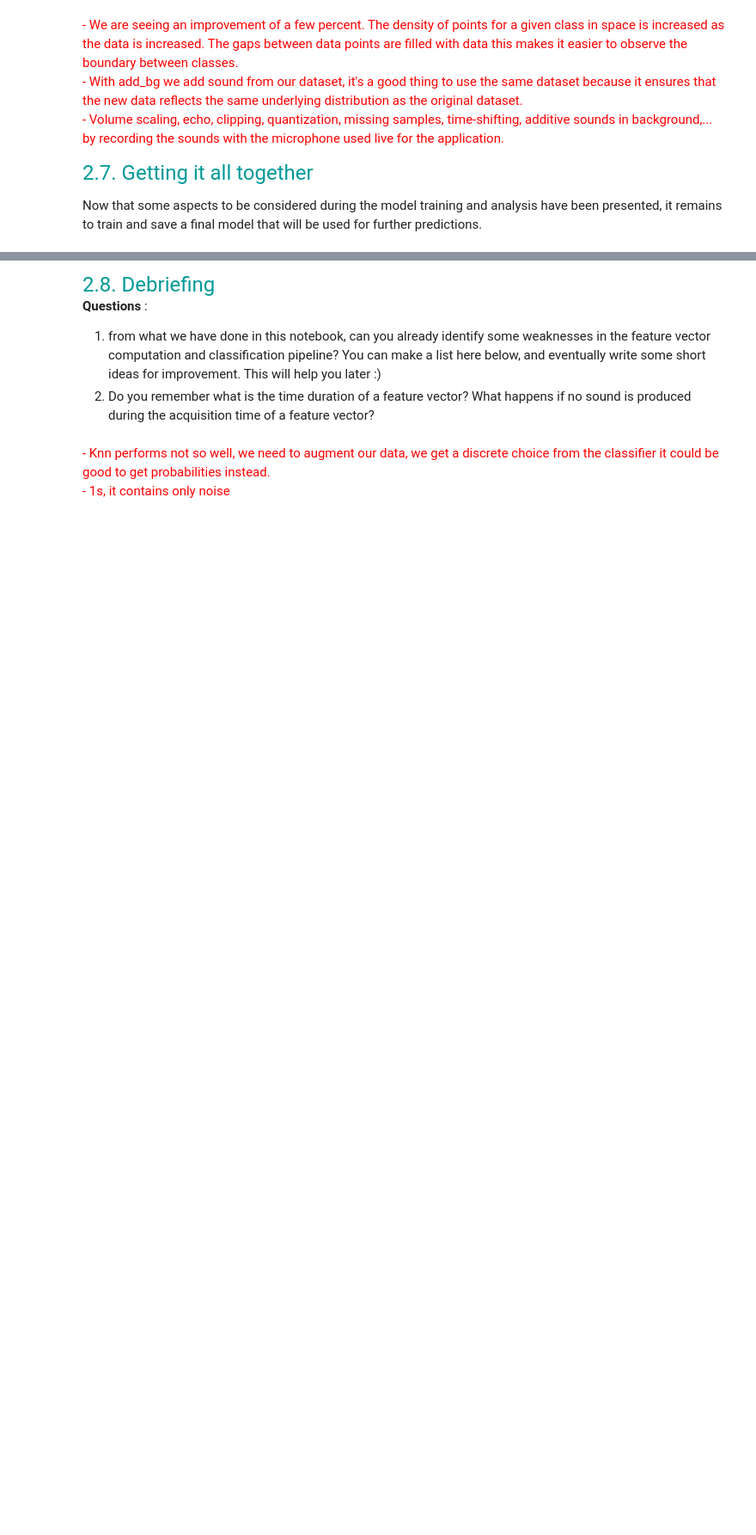
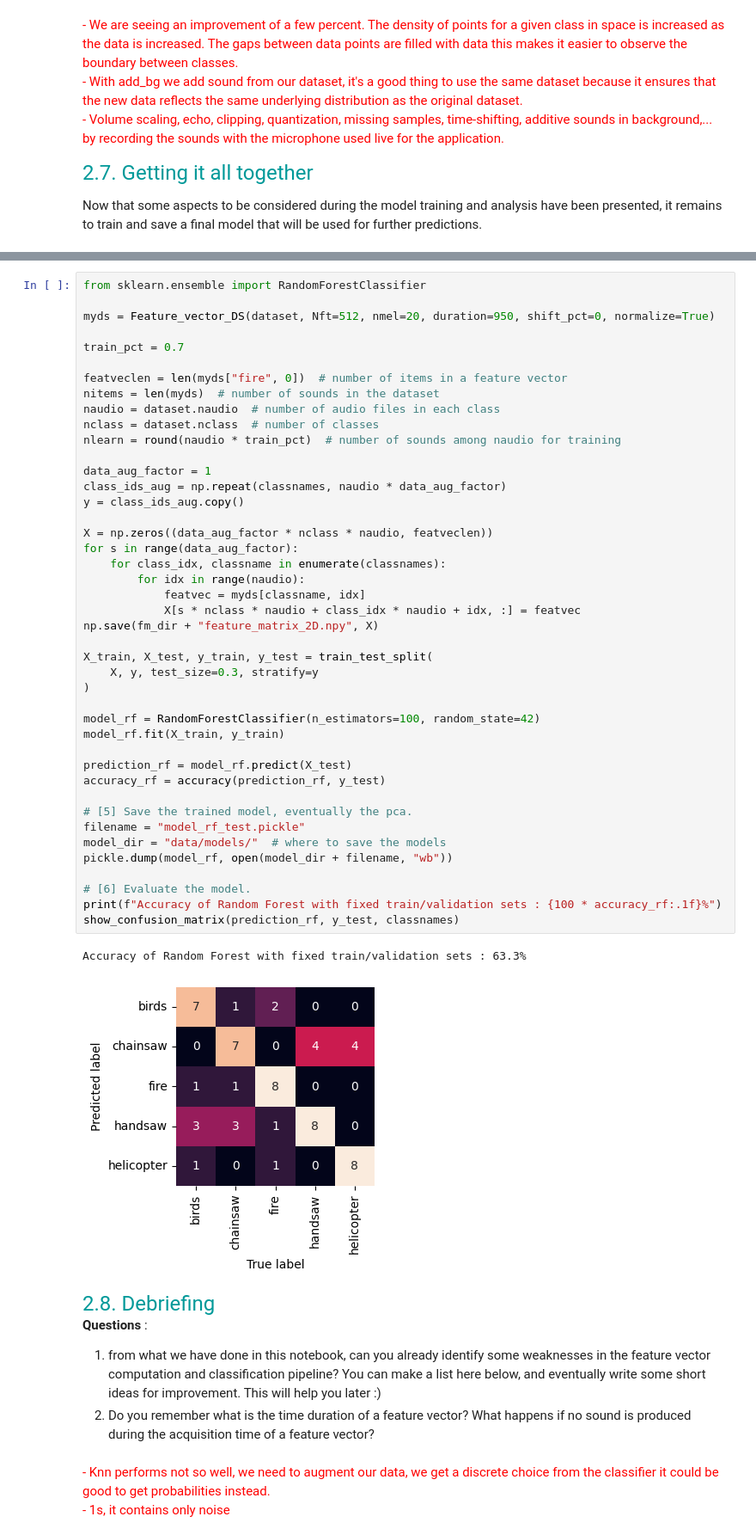
Before and after one commit to jucodavid/LELEC210X, a Jupyter notebook: classification/h5a2_audio.ipynb, the cells around one changed output, grey strips where cells are left out. Shown at 86% size. Saved outputs shown, nothing was run; the diff lists cells and outputs as text; blank space fills up the shorter version.

```diff
--- a/classification/h5a2_audio.ipynb
+++ b/classification/h5a2_audio.ipynb
@@ -671,3 +671,49 @@ Accuracy of KNN with fixed train/validation sets : 50.0%
+# %%
+from sklearn.ensemble import RandomForestClassifier
+
+myds = Feature_vector_DS(dataset, Nft=512, nmel=20, duration=950, shift_pct=0, normalize=True)
+
+train_pct = 0.7
+
+featveclen = len(myds["fire", 0])  # number of items in a feature vector
+nitems = len(myds)  # number of sounds in the dataset
+naudio = dataset.naudio  # number of audio files in each class
+nclass = dataset.nclass  # number of classes
+nlearn = round(naudio * train_pct)  # number of sounds among naudio for training
+
+data_aug_factor = 1
+class_ids_aug = np.repeat(classnames, naudio * data_aug_factor)
+y = class_ids_aug.copy()
+
+X = np.zeros((data_aug_factor * nclass * naudio, featveclen))
+for s in range(data_aug_factor):
+    for class_idx, classname in enumerate(classnames):
+        for idx in range(naudio):
+            featvec = myds[classname, idx]
+            X[s * nclass * naudio + class_idx * naudio + idx, :] = featvec
+np.save(fm_dir + "feature_matrix_2D.npy", X)
+
+X_train, X_test, y_train, y_test = train_test_split(
+    X, y, test_size=0.3, stratify=y
+)
+
+model_rf = RandomForestClassifier(n_estimators=100, random_state=42)
+model_rf.fit(X_train, y_train)
+
+prediction_rf = model_rf.predict(X_test)
+accuracy_rf = accuracy(prediction_rf, y_test)
+
+# [5] Save the trained model, eventually the pca.
+filename = "model_rf_test.pickle"
+model_dir = "data/models/"  # where to save the models
+pickle.dump(model_rf, open(model_dir + filename, "wb"))
+
+# [6] Evaluate the model.
+print(f"Accuracy of Random Forest with fixed train/validation sets : {100 * accuracy_rf:.1f}%")
+show_confusion_matrix(prediction_rf, y_test, classnames)
+# %% [output]
+Accuracy of Random Forest with fixed train/validation sets : 63.3%
+[figure, added]
 # %% [markdown]
 <font size=5 color=#009999> 2.8. Debriefing </font> <br>
 **Questions** :
```
Also changed, not shown: parts of 13 cells of this notebook, 1 other file.
